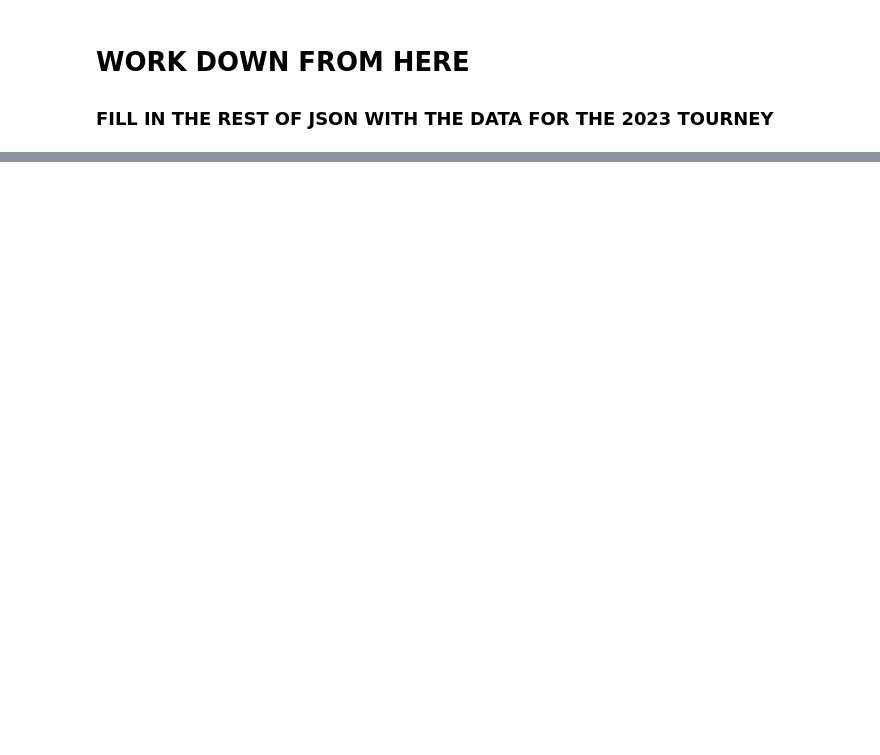
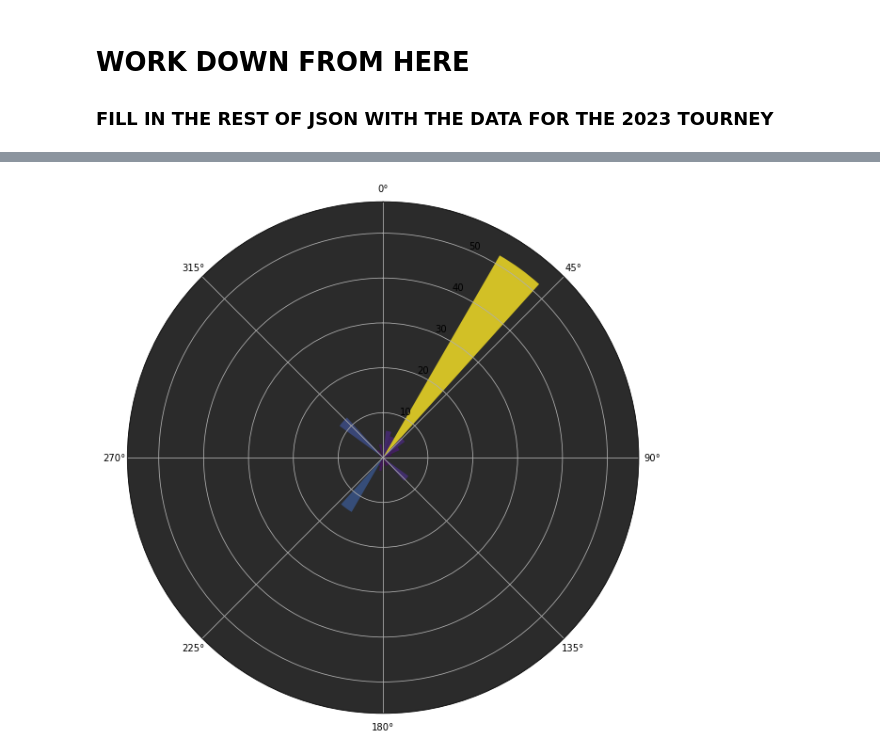
Before and after one commit to JSmith1826/BB_parks, a Jupyter notebook: mhsaa_etl.ipynb, the cells around one changed output, grey strips where cells are left out. Cells and saved outputs as stored; diff of their text form; code cells hidden in the pictures; blank space fills up the shorter version.

Commit message:
mhsaa prelim output

```diff
--- a/mhsaa_etl.ipynb
+++ b/mhsaa_etl.ipynb
@@ -443,0 +408,8 @@ df.head()
+# %%
+import json
+
+### Load prelim JSON as data
+
+with open('data/mhsaa_step1.json') as f:
+
+    data = json.load(f)
@@ -443,0 +476,19 @@ df.head()
+# %%
+##### CALL AUTO ADJUSTING CHART #####
+
+
+## NEW PERAMS
+
+
+# Call your function
+create_polar_chart(
+    data,
+    num_bins=30,
+    # level_filter="level1",
+    y_min=0,
+    background_color='#2b2b2b',
+    color_map=plt.cm.viridis,
+    bar_alpha=0.8
+)
+# %% [output]
+[figure, added]
```
Also changed, not shown: parts of 8 cells of this notebook, 4 other files.
